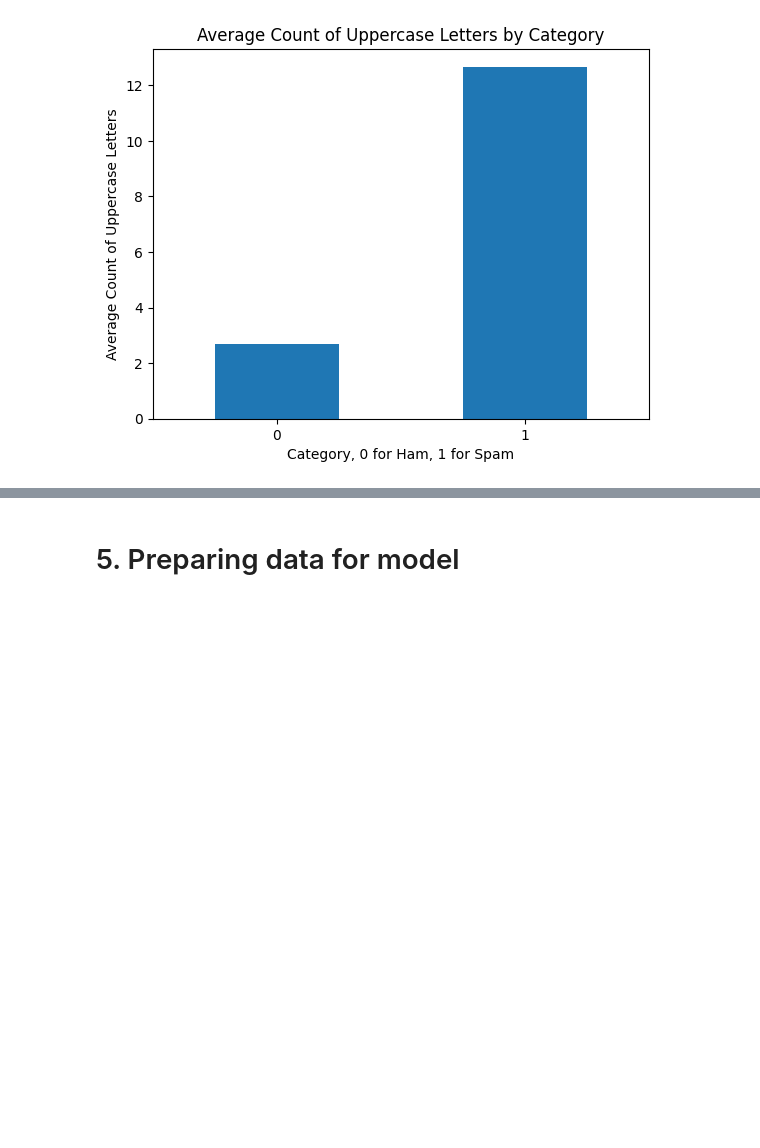
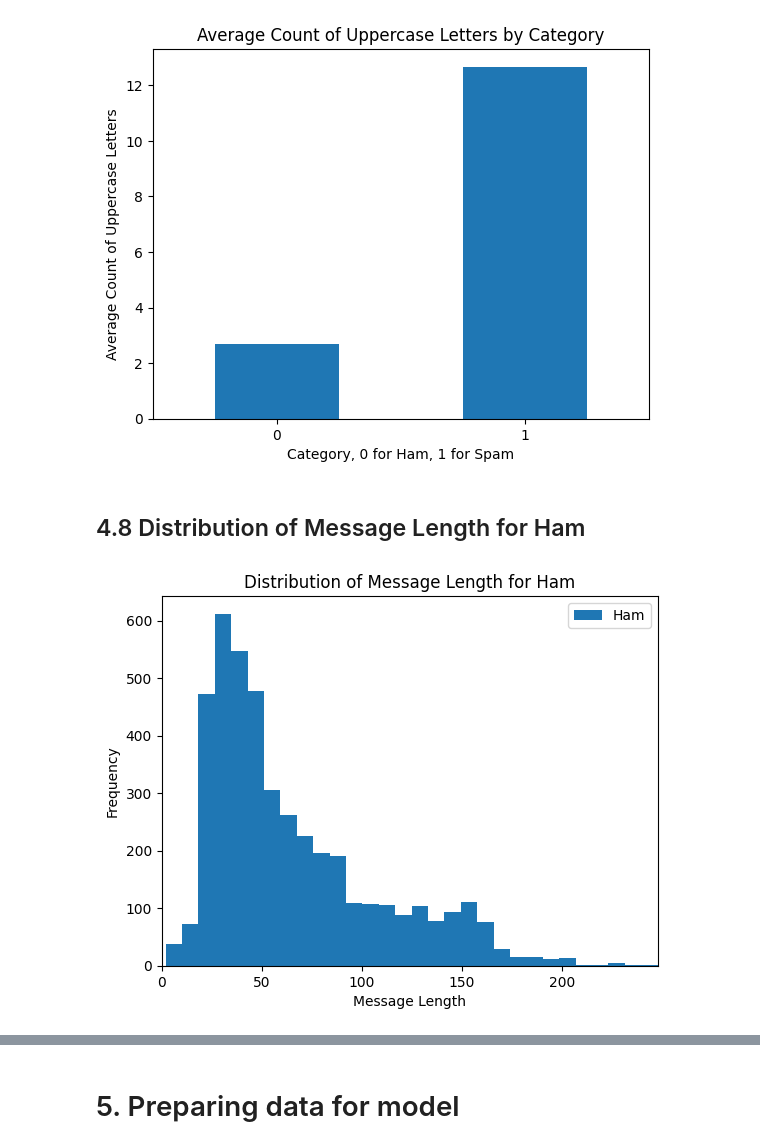
Before and after one commit to must-Zeus0036/Final-Project-Machine-Learning, a Jupyter notebook: main.ipynb, the cells around one changed output, grey strips where cells are left out. Drawn from its saved outputs; the diff is of its cells as text; code cells hidden in the pictures; blank space fills up the shorter version.

```diff
--- a/main.ipynb
+++ b/main.ipynb
@@ -193,7 +193,7 @@ def has_link(message):
         if link in message.lower():
             return 1
     return 0
-df['has_link'] = df['message'].apply(has_link)
+df['has_link'] = df['message_lower'].apply(has_link)
 # %% [markdown]
 ## 3.5 Count of suspicious words
 # %%
@@ -355,3 +357,17 @@ plt.xticks(rotation=0)
 plt.show()
 # %% [output]
 [figure]
+# %% [markdown]
+## 4.8 Distribution of Message Length for Ham
+# %%
+# Distribution of category = 0 (ham)
+plt.hist(df[df['category'] == 0]['message_length'], bins=30, label='Ham')
+plt.title('Distribution of Message Length for Ham')
+# add max message length to x axis using xlim that sets x axis from 0 to max message length
+plt.xlim(0, df['message_length'].max())
+plt.xlabel('Message Length')
+plt.ylabel('Frequency')
+plt.legend()
+plt.show()
+# %% [output]
+[figure, added]
```
Also changed, not shown: parts of 10 cells of this notebook.
